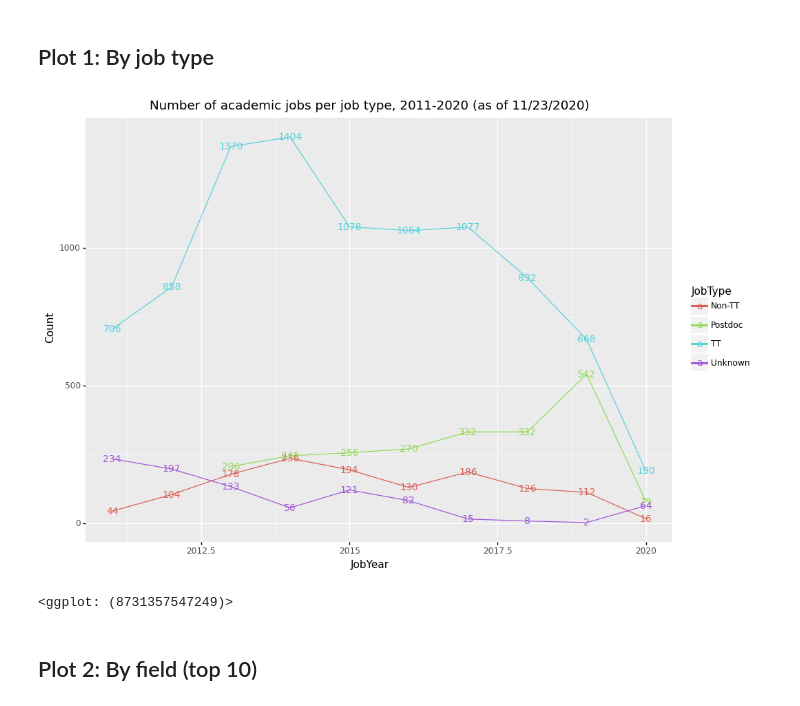
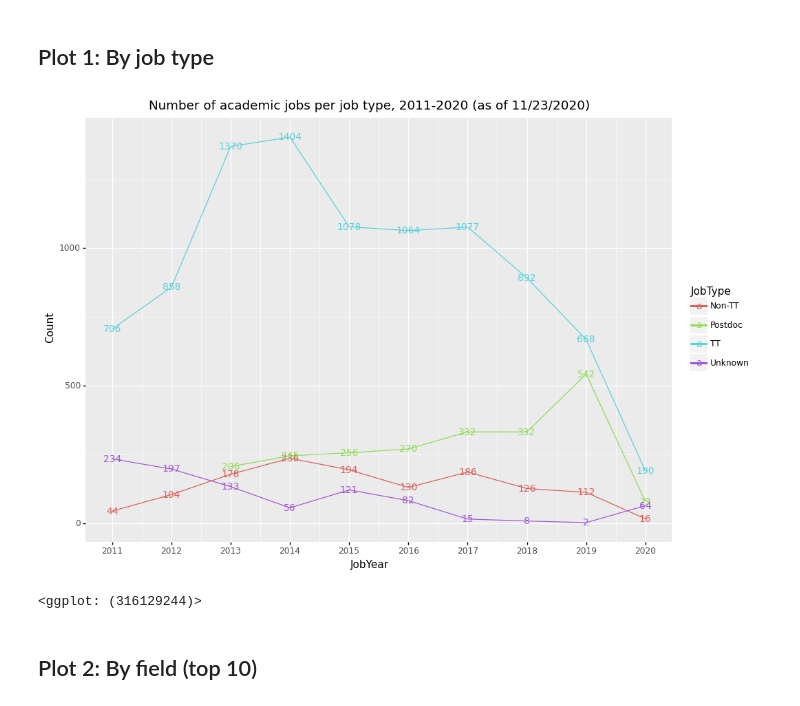
Before and after one commit to quadrismegistus/jobcensus, a Jupyter notebook: plot/plotjobs.ipynb, the cells around one changed output. Cells and saved outputs as stored; diff of their text form; code cells hidden in the pictures.

```diff
--- a/plot/plotjobs.ipynb
+++ b/plot/plotjobs.ipynb
@@ -12,6 +14,7 @@ p9.options.figure_size=(11,8)
 df_all = pd.read_csv('../synthesis/data.jobcensus.synthesized.2020-11-23.csv')
 df_alias = pd.read_csv('../synthesis/data.jobcensus.field_aliases.csv')
 df=df_all.merge(df_alias,on='JobField')
+df['JobYear']=df['JobYear'].apply(int)
 df
 # %% [output]
 |  | JobTitle | JobYear | JobLink | JobType | JobField | JobSource | JobLink_norm | FieldAlias | Count |
@@ -54,15 +75,16 @@ df_count = dfm.groupby(['JobType','JobYear']).count().reset_index()
 # %%
 fig=(
     p9.ggplot(p9.aes(x='JobYear',y='Count',color='JobType'),df_count)
     + p9.geom_line()
     + p9.geom_text(p9.aes(label='Count'),size=10)
+    + p9.scale_x_continuous(breaks=range(2011,2021))
     + p9.ggtitle('Number of academic jobs per job type, 2011-2020 (as of 11/23/2020)')
 )
-fig.save('figures/fig1.num_jobs_per_type.png')
+fig.save('figures/fig1.num_jobs_per_type.png',dpi=300)
 fig
 # %% [output]
-[figure, old version]
+[figure, new version]
-<ggplot: (8731357547249)>
+<ggplot: (316129244)>
 # %% [markdown]
 ## Plot 2: By field (top 10)
 # %%
```
Also changed, not shown: parts of 8 cells of this notebook, 13 other files.
